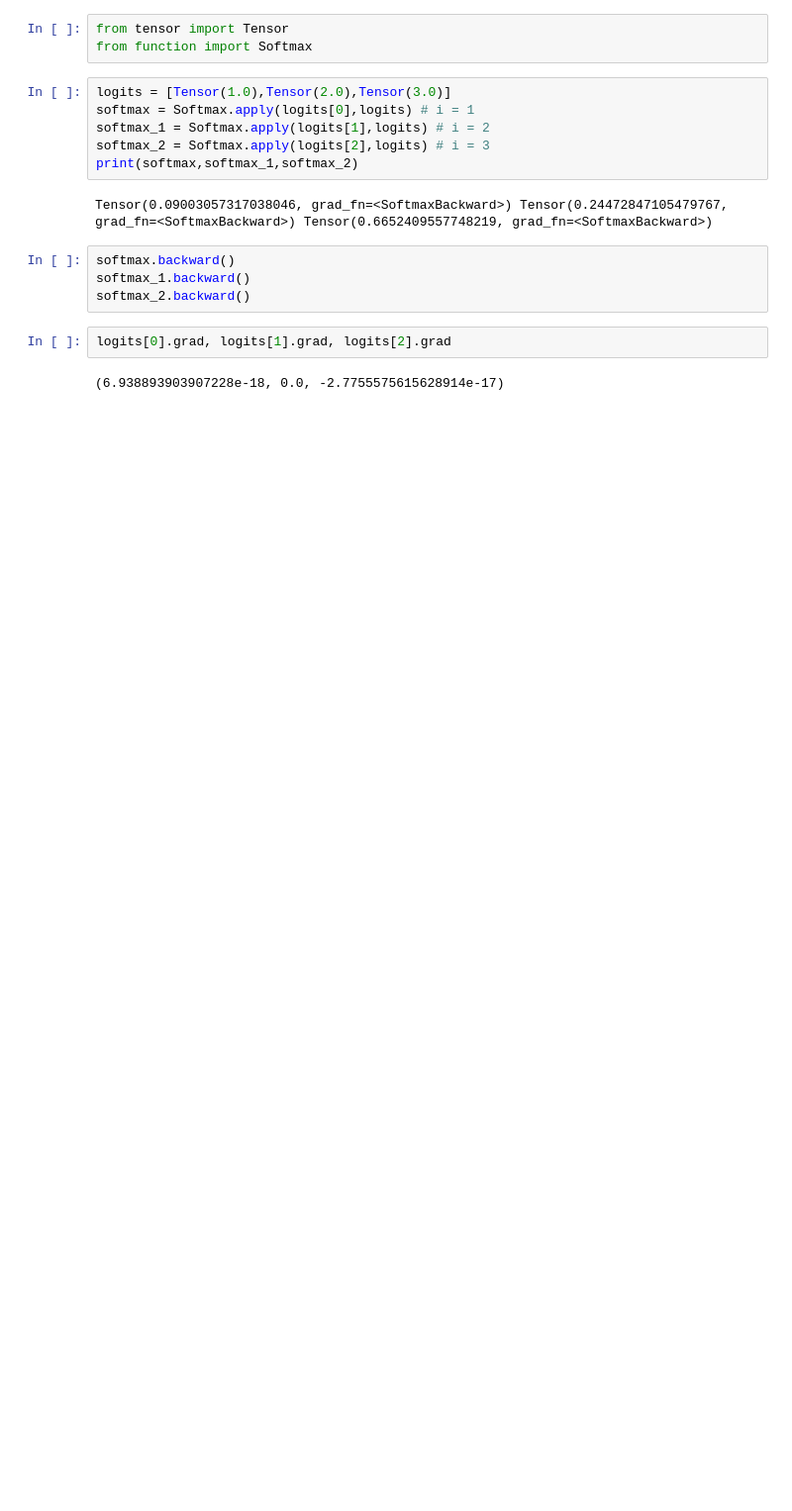
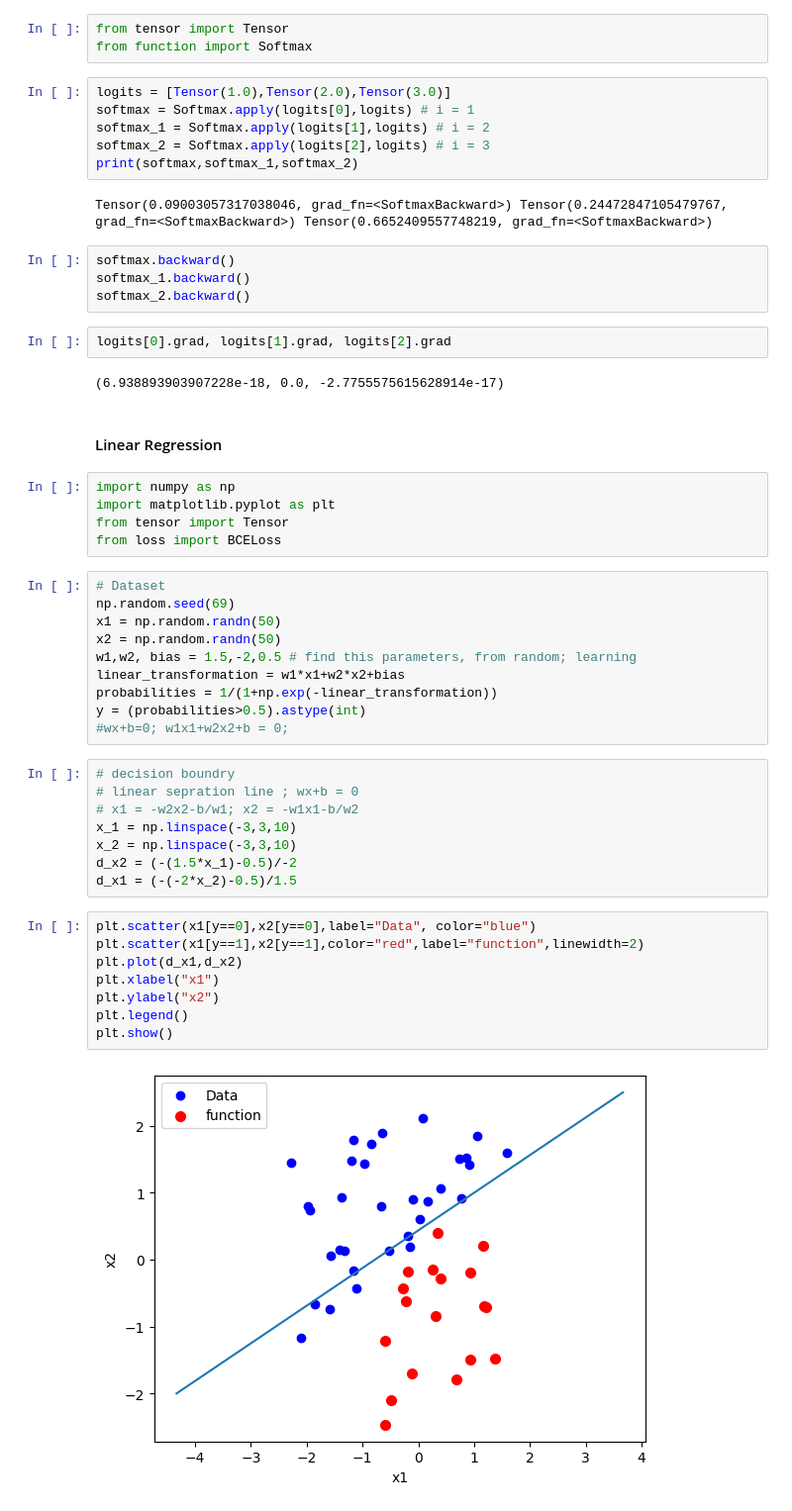
Before and after one commit to jung1ek/my_grad, a Jupyter notebook: tensor/test.ipynb, the cells around one changed output. Shown at 99% size. Saved outputs shown, nothing was run; the diff lists cells and outputs as text; blank space fills up the shorter version.

```diff
--- a/tensor/test.ipynb
+++ b/tensor/test.ipynb
@@ -170,3 +170,38 @@ softmax_2.backward()
 logits[0].grad, logits[1].grad, logits[2].grad
 # %% [output]
 (6.938893903907228e-18, 0.0, -2.7755575615628914e-17)
+# %% [markdown]
+#### Linear Regression
+# %%
+import numpy as np
+import matplotlib.pyplot as plt
+from tensor import Tensor
+from loss import BCELoss
+# %%
+# Dataset
+np.random.seed(69)
+x1 = np.random.randn(50)
+x2 = np.random.randn(50)
+w1,w2, bias = 1.5,-2,0.5 # find this parameters, from random; learning
+linear_transformation = w1*x1+w2*x2+bias
+probabilities = 1/(1+np.exp(-linear_transformation))
+y = (probabilities>0.5).astype(int)
+#wx+b=0; w1x1+w2x2+b = 0;
+# %%
+# decision boundry
+# linear sepration line ; wx+b = 0
+# x1 = -w2x2-b/w1; x2 = -w1x1-b/w2
+x_1 = np.linspace(-3,3,10)
+x_2 = np.linspace(-3,3,10)
+d_x2 = (-(1.5*x_1)-0.5)/-2
+d_x1 = (-(-2*x_2)-0.5)/1.5
+# %%
+plt.scatter(x1[y==0],x2[y==0],label="Data", color="blue")
+plt.scatter(x1[y==1],x2[y==1],color="red",label="function",linewidth=2)
+plt.plot(d_x1,d_x2)
+plt.xlabel("x1")
+plt.ylabel("x2")
+plt.legend()
+plt.show()
+# %% [output]
+[figure, added]
```
Also changed, not shown: parts of 16 cells of this notebook, 5 other files.
